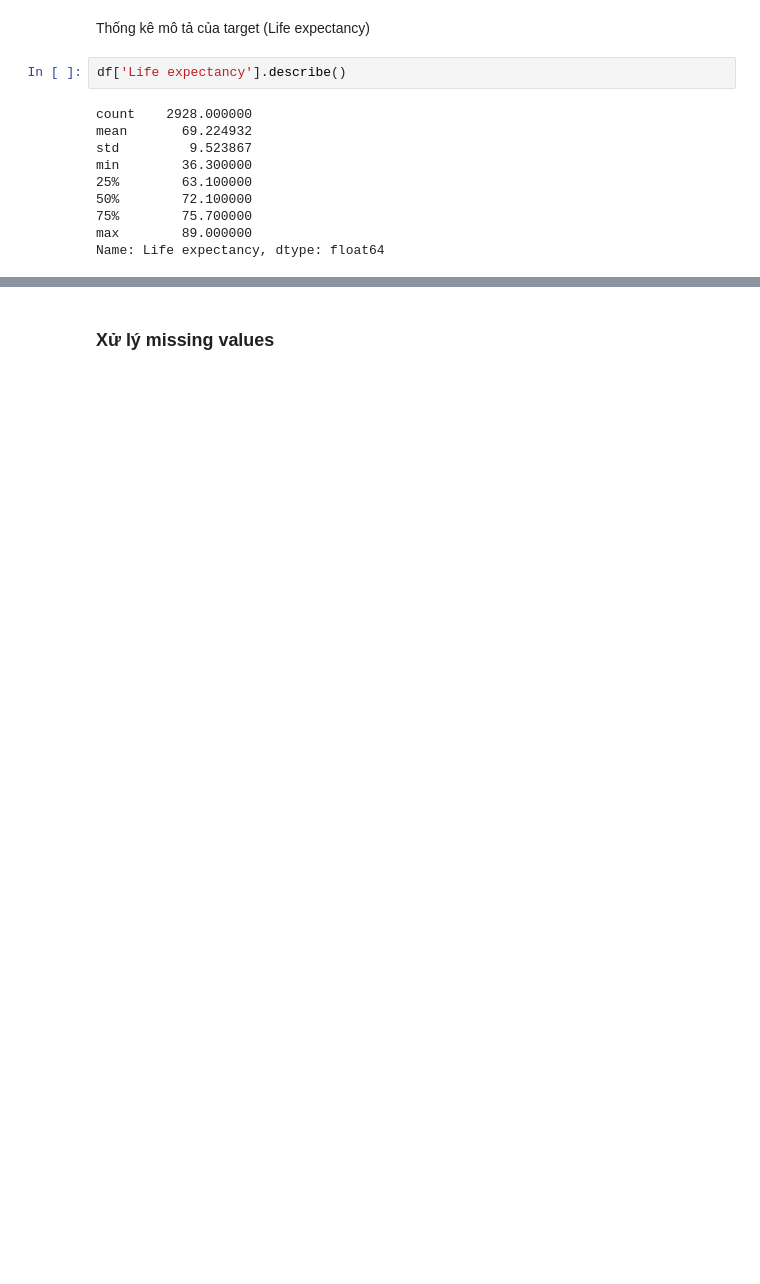
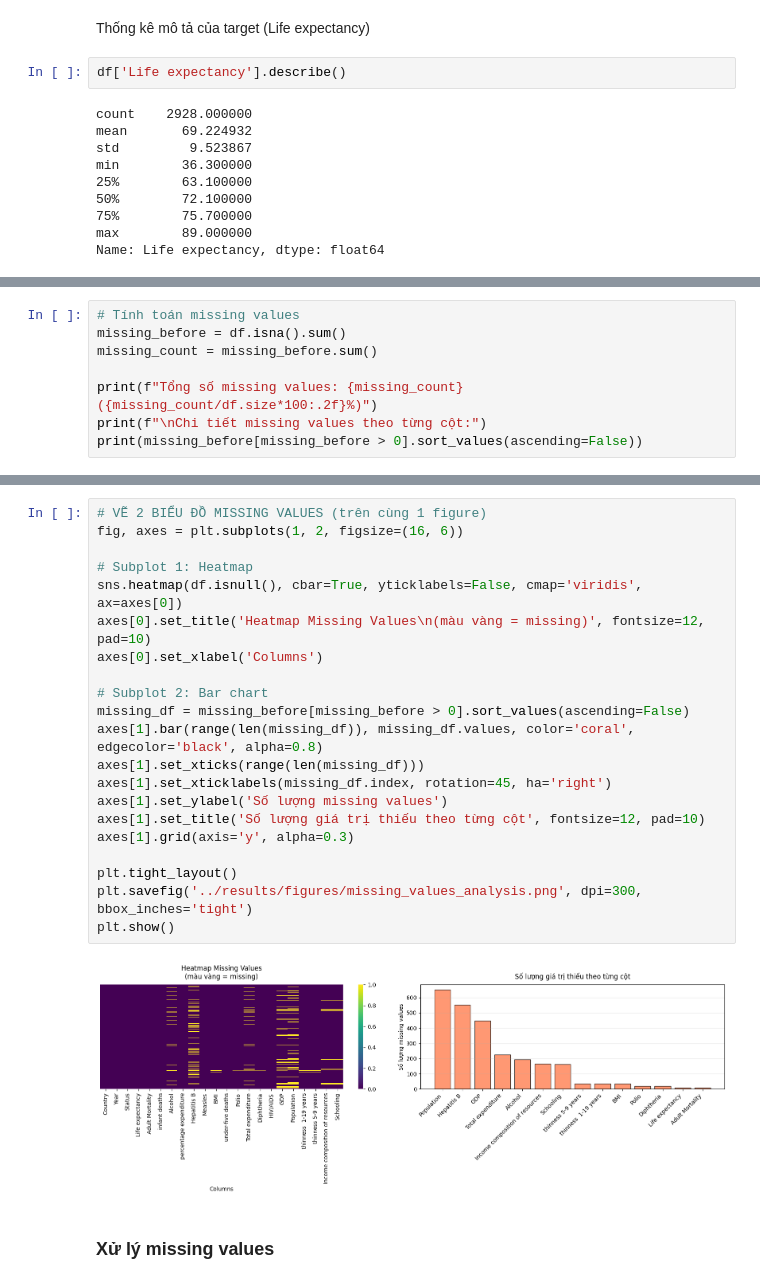
Before and after one commit to ducqwang/life-expectancy-prediction, a Jupyter notebook: src/source.ipynb, the cells around one changed output, grey strips where cells are left out. Drawn from its saved outputs; the diff is of its cells as text; blank space fills up the shorter version.

```diff
--- a/src/source.ipynb
+++ b/src/source.ipynb
@@ -136,0 +166,8 @@ Name: Life expectancy, dtype: float64
+# %%
+# Tính toán missing values
+missing_before = df.isna().sum()
+missing_count = missing_before.sum()
+
+print(f"Tổng số missing values: {missing_count} ({missing_count/df.size*100:.2f}%)")
+print(f"\nChi tiết missing values theo từng cột:")
+print(missing_before[missing_before > 0].sort_values(ascending=False))
@@ -137,3 +193,26 @@ Name: Life expectancy, dtype: float64
+# %%
+# VẼ 2 BIỂU ĐỒ MISSING VALUES (trên cùng 1 figure)
+fig, axes = plt.subplots(1, 2, figsize=(16, 6))
+
+# Subplot 1: Heatmap
+sns.heatmap(df.isnull(), cbar=True, yticklabels=False, cmap='viridis', ax=axes[0])
+axes[0].set_title('Heatmap Missing Values\n(màu vàng = missing)', fontsize=12, pad=10)
+axes[0].set_xlabel('Columns')
+
+# Subplot 2: Bar chart
+missing_df = missing_before[missing_before > 0].sort_values(ascending=False)
+axes[1].bar(range(len(missing_df)), missing_df.values, color='coral', edgecolor='black', alpha=0.8)
+axes[1].set_xticks(range(len(missing_df)))
+axes[1].set_xticklabels(missing_df.index, rotation=45, ha='right')
+axes[1].set_ylabel('Số lượng missing values')
+axes[1].set_title('Số lượng giá trị thiếu theo từng cột', fontsize=12, pad=10)
+axes[1].grid(axis='y', alpha=0.3)
+
+plt.tight_layout()
+plt.savefig('../results/figures/missing_values_analysis.png', dpi=300, bbox_inches='tight')
+plt.show()
+# %% [output]
+[figure, added]
 # %% [markdown]
 ### Xử lý missing values
 # %% [markdown]
```
Also changed, not shown: parts of 18 cells of this notebook, 13 other files.
